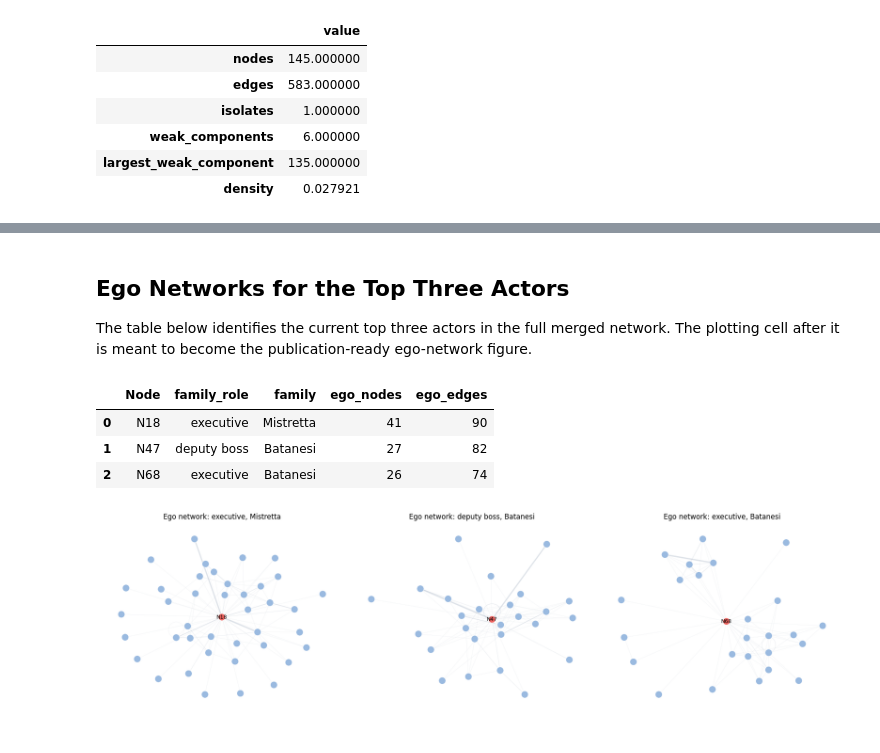
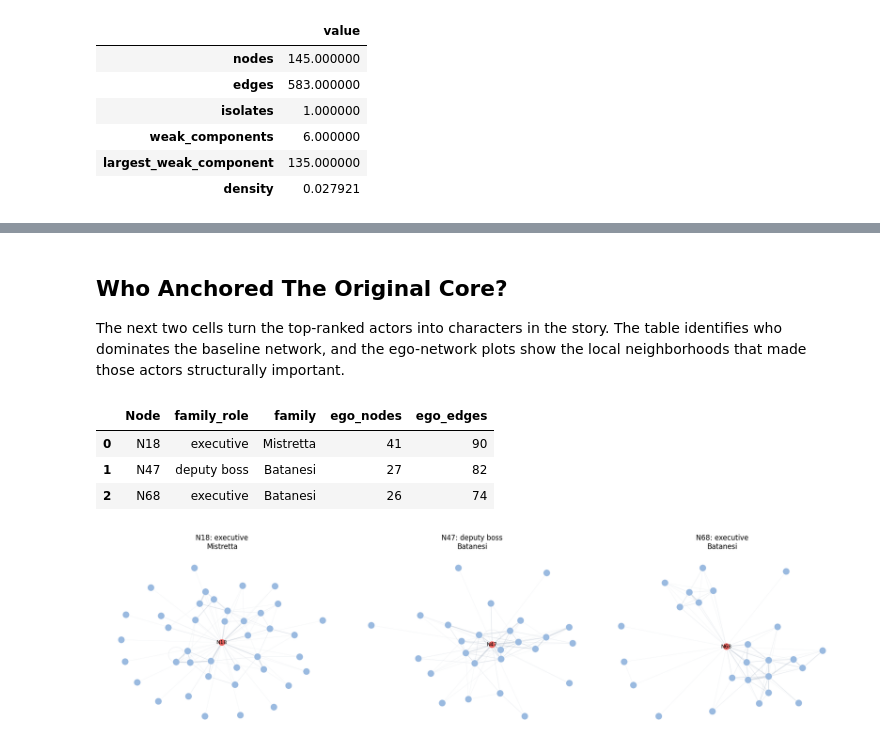
Before and after one commit to ignaciovadillos/The-Sicilian-Mafia---Network-Analysis, a Jupyter notebook: src/full_network_analysis.ipynb, the cells around one changed output, grey strips where cells are left out. Drawn from its saved outputs; the diff is of its cells as text; code cells hidden in the pictures.

```diff
--- a/src/full_network_analysis.ipynb
+++ b/src/full_network_analysis.ipynb
@@ -250,7 +249,8 @@ calls_edges = prepare_calls_edges(calls_raw)
 meeting_edges = prepare_meeting_edges(meetings_raw)
 combined_edges = combine_edge_tables(calls_edges, meeting_edges)
 
-full_visual_graph = build_graph(combined_edges, roles)
+full_graph = build_graph(combined_edges, roles)
+full_visual_graph = full_graph.to_undirected()
 
 combined_edges.head()
 # %% [output]
@@ -365,7 +365,7 @@ plt.show()
 # %% [markdown]
-## Ego Networks for the Top Three Actors
+## Who Anchored The Original Core?
 
-The table below identifies the current top three actors in the full merged network. The plotting cell after it is meant to become the publication-ready ego-network figure.
+The next two cells turn the top-ranked actors into characters in the story. The table identifies who dominates the baseline network, and the ego-network plots show the local neighborhoods that made those actors structurally important.
 # %%
 top3_nodes = full_metrics.sort_values(['pagerank', 'weighted_degree'], ascending=False).head(3)['Node'].tolist()
 
@@ -407,54 +407,54 @@ for axis, node in zip(axes, top3_nodes):
         iterations=300
     )
 
-    # Node colors (highlight center node)
     node_colors = [
-        "#ee6460" if n == node else "#9abae0"
-        for n in ego_graph.nodes()
+        "#ee6460" if ego_node == node else "#9abae0"
+        for ego_node in ego_graph.nodes()
     ]
 
-    # Draw edges (same style)
+    ego_edge_widths = [
+        ego_graph[u][v].get('weight', 1) * 0.2
+        for u, v in ego_graph.edges()
+    ]
+
     nx.draw_networkx_edges(
         ego_graph,
         pos=position,
         ax=axis,
         edge_color="#94a3b8",
         alpha=0.30,
-        width=edge_widths,
+        width=ego_edge_widths,
     )
 
-    # Draw nodes (same style)
     nx.draw_networkx_nodes(
         ego_graph,
         pos=position,
         ax=axis,
         node_color=node_colors,
         node_size=140,
         edgecolors="white",
         linewidths=0.5,
     )
 
-    # Optional: label only center node (cleaner)
-    labels = {n: n if n == node else "" for n in ego_graph.nodes()}
+    labels = {ego_node: ego_node if ego_node == node else "" for ego_node in ego_graph.nodes()}
 
     nx.draw_networkx_labels(
         ego_graph,
         pos=position,
         labels=labels,
         font_size=9,
         font_color="black",
-        ax=axis
+        ax=axis,
     )
 
     family = family_lookup.get(node, "Unknown")
     family_role = role_lookup.get(node, "Unknown")
-
-    axis.set_title(f"Ego network: {family_role}, {family}")
+    axis.set_title(f"{node}: {family_role}\n{family}")
     axis.axis("off")
 
 plt.tight_layout()
-plt.savefig('../reports/figures/top3_actors.png')
+plt.savefig(FIGURES_DIR / 'top3_actors.png')
 plt.show()
 # %% [output]
-[figure, old version]
+[figure, new version]
 # %%
```
Also changed, not shown: parts of 31 cells of this notebook, 16 other files.
